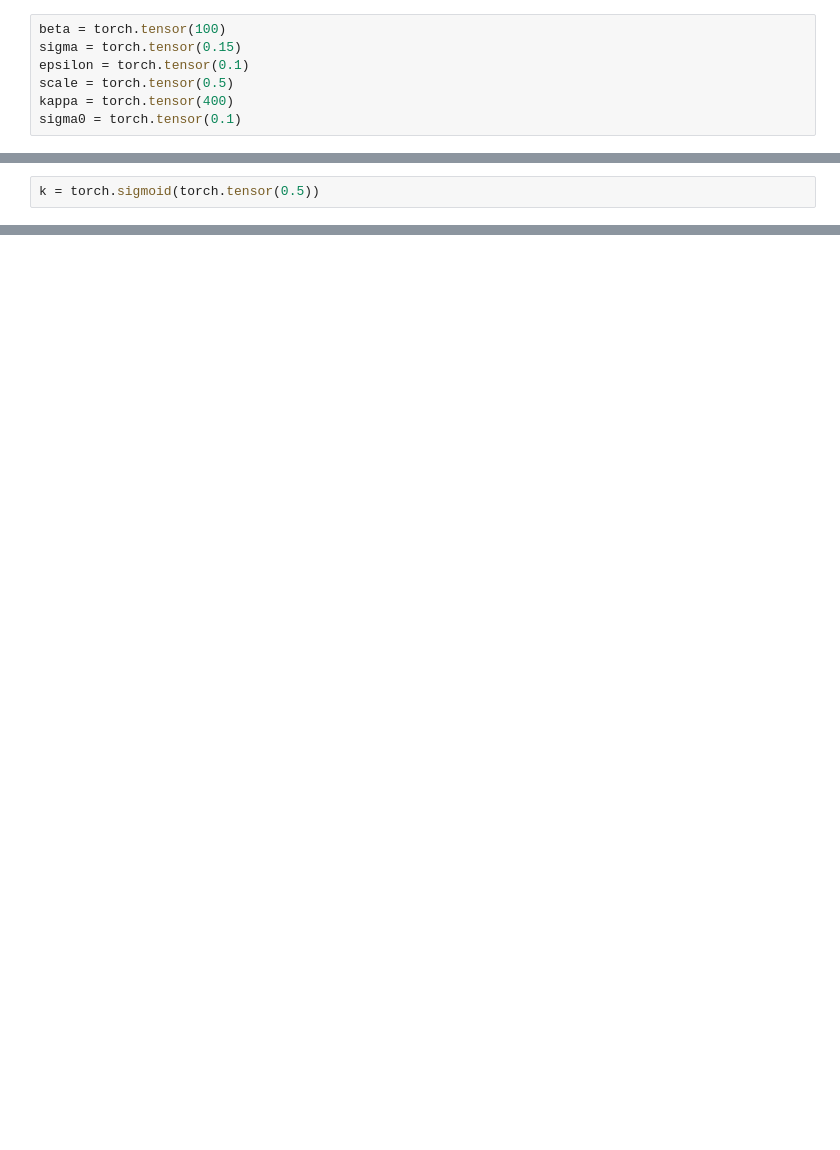
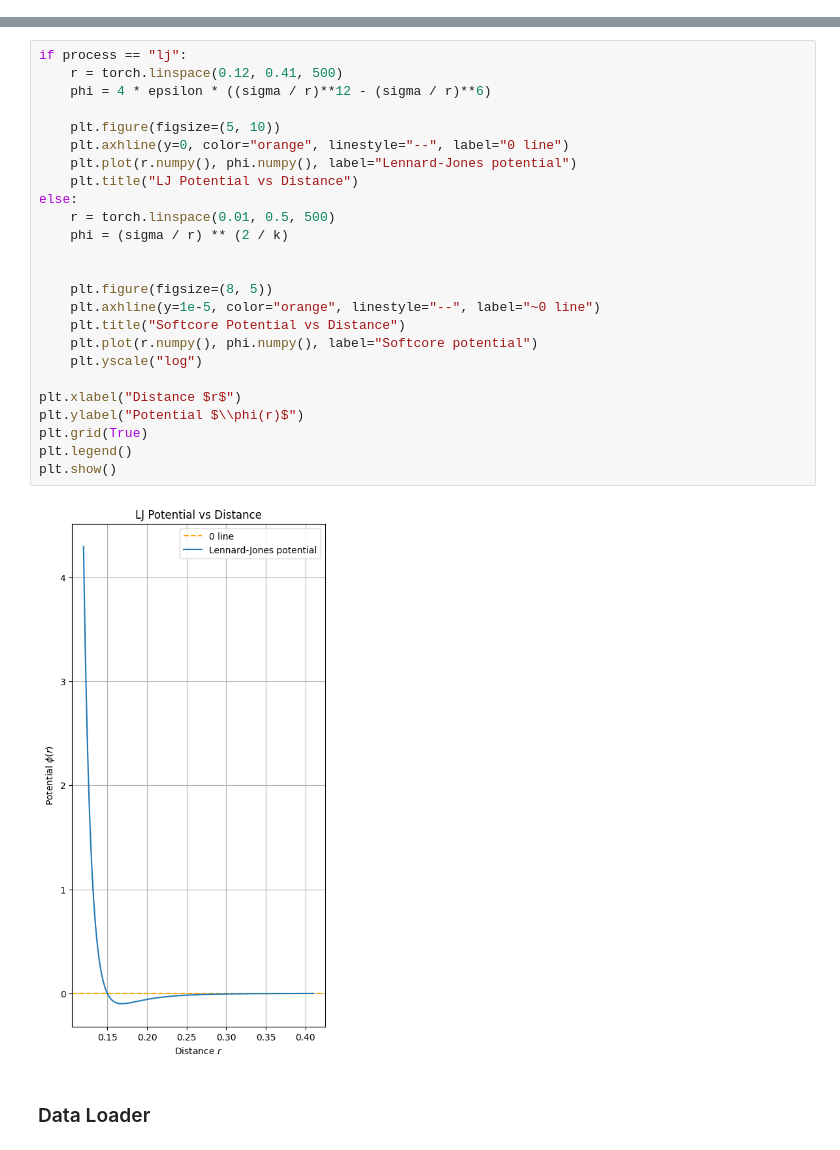
Before and after one commit to katonapng/score_matching, a Jupyter notebook: models_notebooks/SM_gibbs.ipynb, the cells around one changed output, grey strips where cells are left out. Saved outputs shown, nothing was run; the diff lists cells and outputs as text; blank space fills up the shorter version.

```diff
--- a/models_notebooks/SM_gibbs.ipynb
+++ b/models_notebooks/SM_gibbs.ipynb
@@ -43,7 +0,0 @@ plt.show()
-# %%
-beta = torch.tensor(100)
-sigma = torch.tensor(0.15)
-epsilon = torch.tensor(0.1)
-scale = torch.tensor(0.5)
-kappa = torch.tensor(400)
-sigma0 = torch.tensor(0.1)
@@ -53,2 +0,0 @@ theta2 = 4*epsilon * (sigma / sigma0)**6
-# %%
-k = torch.sigmoid(torch.tensor(0.5))
@@ -825,0 +129,29 @@ tensor([[[0.0050, 1.3809]]], grad_fn=<PowBackward0>)
+# %%
+if process == "lj":
+    r = torch.linspace(0.12, 0.41, 500)
+    phi = 4 * epsilon * ((sigma / r)**12 - (sigma / r)**6)
+
+    plt.figure(figsize=(5, 10))
+    plt.axhline(y=0, color="orange", linestyle="--", label="0 line")
+    plt.plot(r.numpy(), phi.numpy(), label="Lennard-Jones potential")
+    plt.title("LJ Potential vs Distance")
+else:
+    r = torch.linspace(0.01, 0.5, 500)
+    phi = (sigma / r) ** (2 / k)
+
+
+    plt.figure(figsize=(8, 5))
+    plt.axhline(y=1e-5, color="orange", linestyle="--", label="~0 line")
+    plt.title("Softcore Potential vs Distance")
+    plt.plot(r.numpy(), phi.numpy(), label="Softcore potential")
+    plt.yscale("log")
+
+plt.xlabel("Distance $r$")
+plt.ylabel("Potential $\\phi(r)$")
+plt.grid(True)
+plt.legend()
+plt.show()
+# %% [output]
+[figure, added]
+# %% [markdown]
+### Data Loader
```
Also changed, not shown: parts of 46 cells of this notebook.
